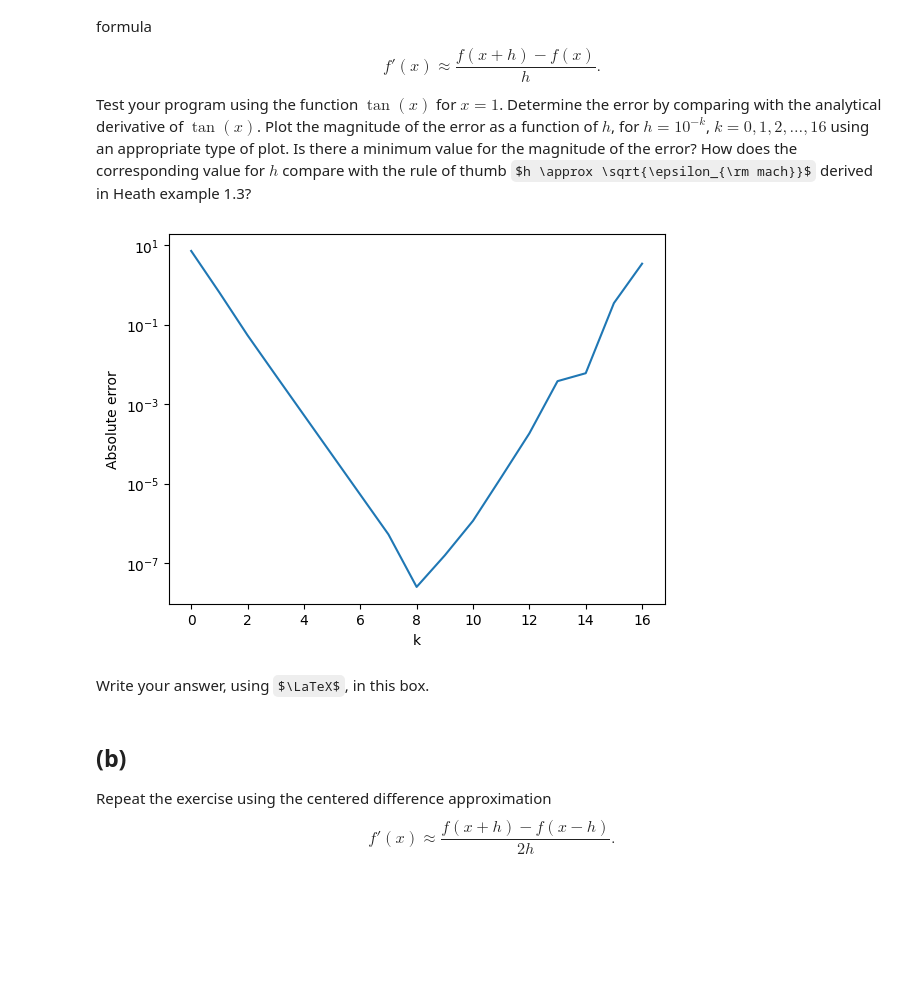
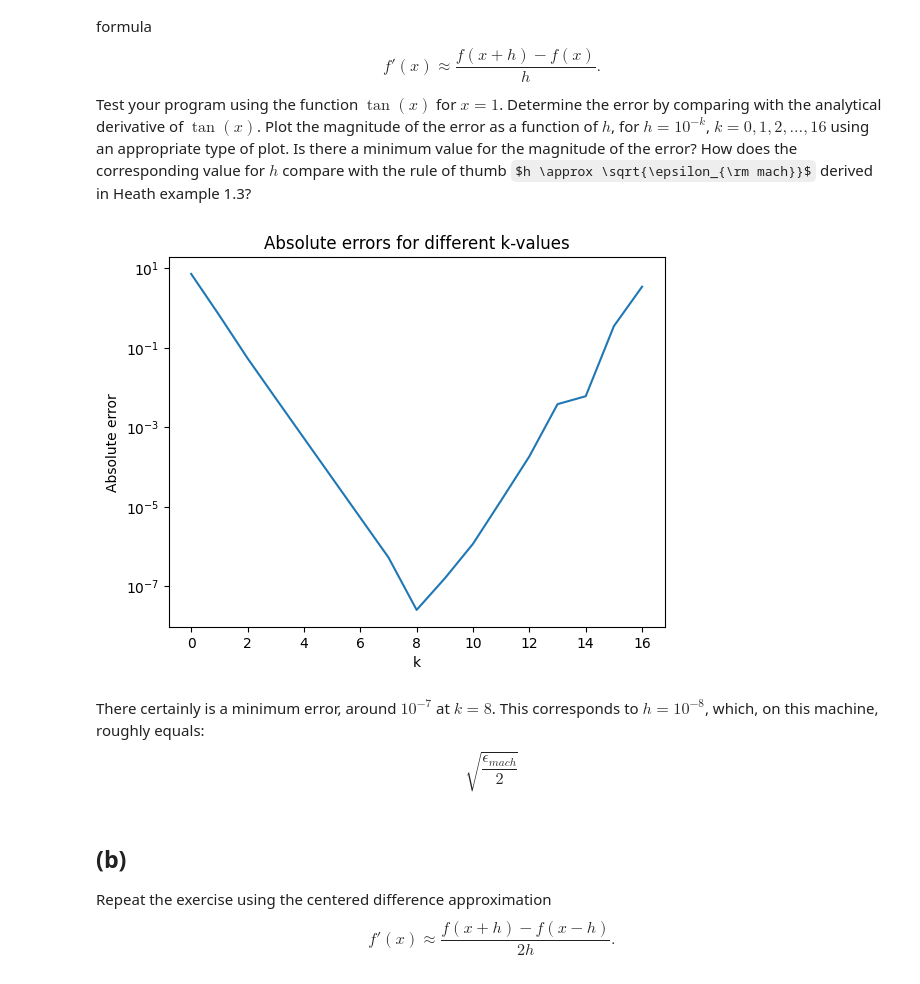
Before and after one commit to koenweverink/numericalAlgorithms, a Jupyter notebook: hw1_2023.ipynb, the cells around one changed output. Drawn from its saved outputs; the diff is of its cells as text; code cells hidden in the pictures; some formulas as TeX source; blank space fills up the shorter version.

```diff
--- a/hw1_2023.ipynb
+++ b/hw1_2023.ipynb
@@ -106,34 +106,42 @@ Write a program to compute an approximate value for the derivative of a function
 $$f'(x) \approx \frac{f(x+h) - f(x)}{h} .$$
 Test your program using the function $\tan(x)$ for $x=1$. Determine the error by comparing with the analytical derivative of $\tan(x)$. Plot the magnitude of the error as a function of $h$, for $h = 10^{-k}$, $k=0,1,2, \ldots, 16$ using an appropriate type of plot. Is there a minimum value for the magnitude of the error? How does the corresponding value for $h$ compare with the rule of thumb $h \approx \sqrt{\epsilon_{\rm mach}}$ derived in Heath example 1.3?
 # %%
+# Define the function to compute the value of the tangent at a given point.
 def function(x):
     return tan(x)
 
-
+# Define the derivative of the function.
 def derivative(x):
     return 1 / (np.cos(x) ** 2)
 
+# Define a function to numerically compute the derivative using the forward difference method.
+def differentiate_a(function, k, x):
+    # Calculate the step size based on the exponent k
+    h = 10 ** -k
 
-def differentiate_a(function, k, x):
-    h = 10 ** -k
+    # Calculate the derivative
     derivative = (function(x + h) - function(x)) / h
     return derivative
 
-
+# Parameters
 x = 1
 errors = []
 ks = range(17)
 for k in ks:
+    # Calculate the absolute error and store it in the list.
     errors.append(abs(differentiate_a(function, k, x) - derivative(x)))
 
+# Create a plot to visualize the absolute errors for different values of k
 plt.plot(ks, errors)
+plt.title('Absolute errors for different k-values')
 plt.xlabel("k")
 plt.ylabel("Absolute error")
 plt.yscale('log')
 # %% [output]
-[figure, old version]
+[figure, new version]
 # %% [markdown]
-Write your answer, using $\LaTeX$, in this box.
+There certainly is a minimum error, around $10^{-7}$ at $k = 8$. This corresponds to $h = 10^{-8}$, which, on this machine, roughly equals:
+$$\sqrt{\frac{\epsilon_{mach}}{2}}$$
 # %% [markdown]
 ## (b)
 Repeat the exercise using the centered difference approximation
```
Also changed, not shown: parts of 8 cells of this notebook.
